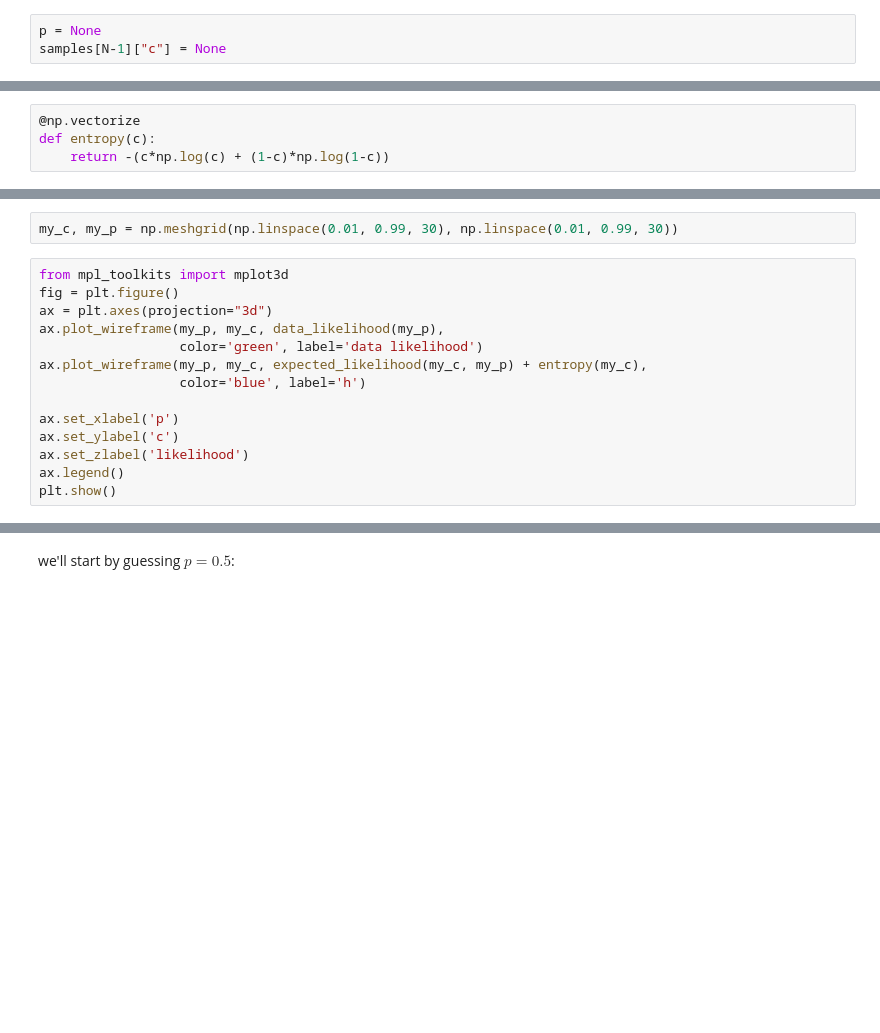
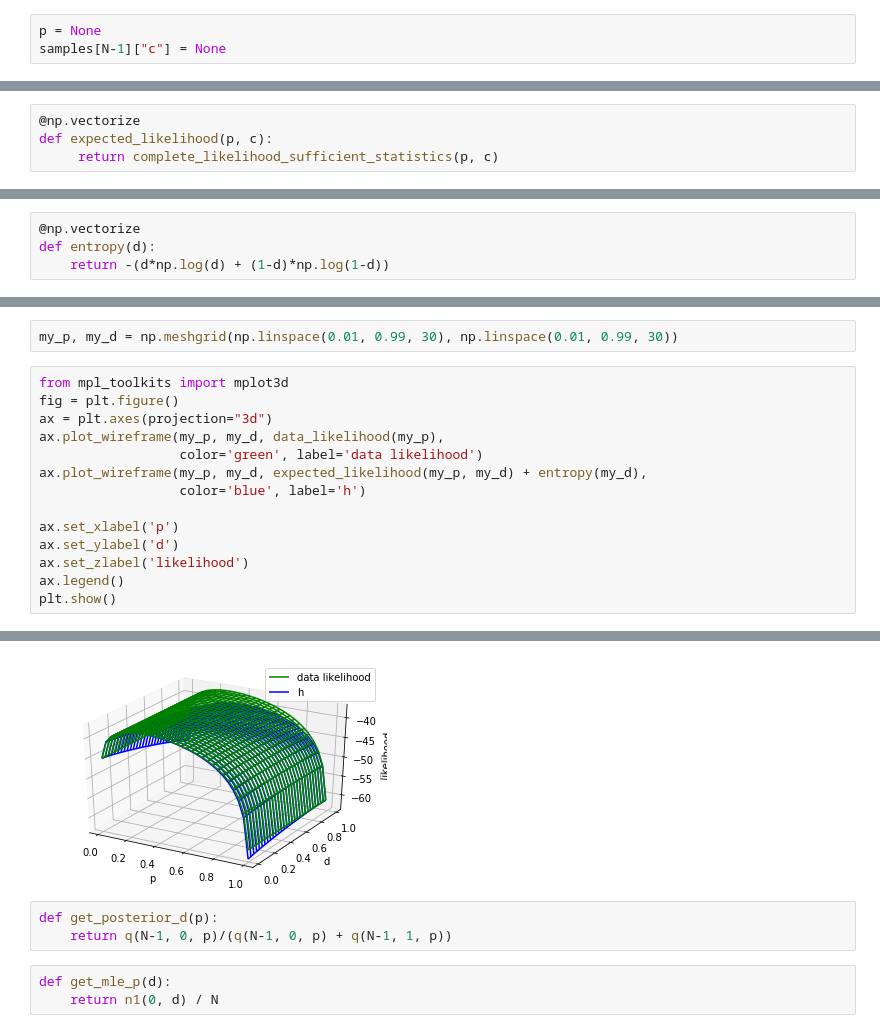
Before and after one commit to ihadanny/probmod3575, a Jupyter notebook: EM_visualized.ipynb, the cells around one changed output, grey strips where cells are left out. Drawn from its saved outputs; the diff is of its cells as text; blank space fills up the shorter version.

```diff
--- a/EM_visualized.ipynb
+++ b/EM_visualized.ipynb
@@ -108,0 +195,4 @@ def expected_likelihood(c, p):
+# %%
+@np.vectorize
+def expected_likelihood(p, c):
+     return complete_likelihood_sufficient_statistics(p, c)
@@ -109,4 +203,4 @@ def expected_likelihood(c, p):
 # %%
 @np.vectorize
-def entropy(c):
-    return -(c*np.log(c) + (1-c)*np.log(1-c))
+def entropy(d):
+    return -(d*np.log(d) + (1-d)*np.log(1-d))
@@ -113,16 +216,16 @@ def entropy(c):
 # %%
-my_c, my_p = np.meshgrid(np.linspace(0.01, 0.99, 30), np.linspace(0.01, 0.99, 30))
+my_p, my_d = np.meshgrid(np.linspace(0.01, 0.99, 30), np.linspace(0.01, 0.99, 30))
 # %%
 from mpl_toolkits import mplot3d
 fig = plt.figure()
 ax = plt.axes(projection="3d")
-ax.plot_wireframe(my_p, my_c, data_likelihood(my_p),
+ax.plot_wireframe(my_p, my_d, data_likelihood(my_p),
                   color='green', label='data likelihood')
-ax.plot_wireframe(my_p, my_c, expected_likelihood(my_c, my_p) + entropy(my_c),
+ax.plot_wireframe(my_p, my_d, expected_likelihood(my_p, my_d) + entropy(my_d),
                   color='blue', label='h')
 
 ax.set_xlabel('p')
-ax.set_ylabel('c')
+ax.set_ylabel('d')
 ax.set_zlabel('likelihood')
 ax.legend()
 plt.show()
@@ -132,2 +233,7 @@ plt.show()
+[figure, added]
-# %% [markdown]
-we'll start by guessing $p=0.5$:
+# %%
+def get_posterior_d(p):
+    return q(N-1, 0, p)/(q(N-1, 0, p) + q(N-1, 1, p))
+# %%
+def get_mle_p(d):
+    return n1(0, d) / N
```
Also changed, not shown: parts of 44 cells of this notebook.
